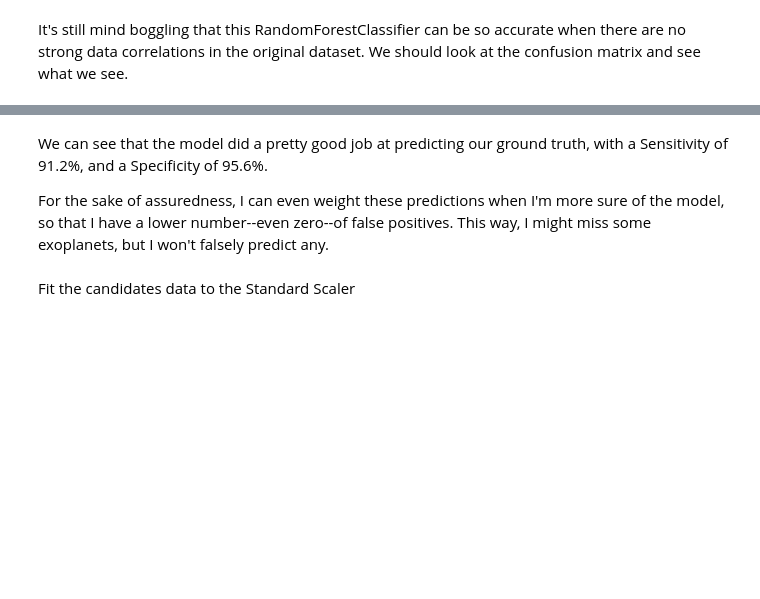
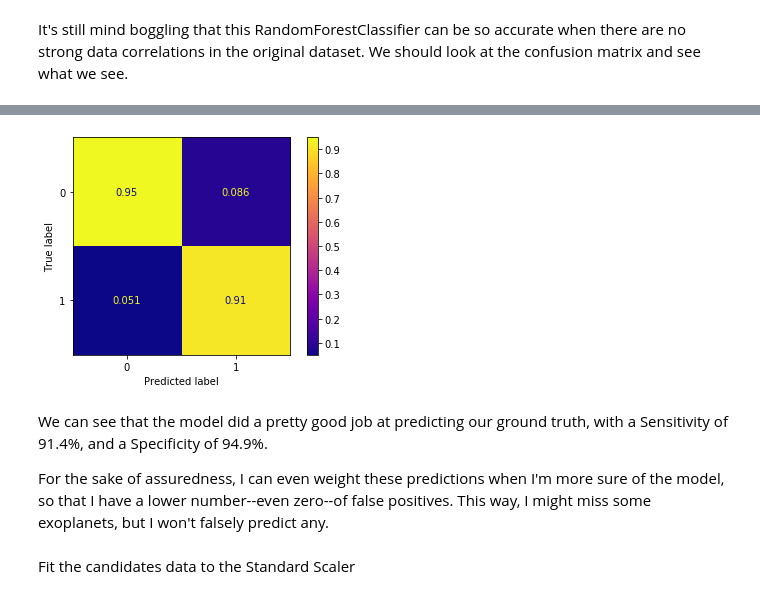
Before and after one commit to MattPat1981/exoplanet_alpha_models, a Jupyter notebook: code/KOI_EDA.ipynb, the cells around one changed output, grey strips where cells are left out. Drawn from its saved outputs; the diff is of its cells as text; code cells hidden in the pictures; blank space fills up the shorter version.

Commit message:
update KOI_EDA nb with confusion matrix, 709 new planets

```diff
--- a/code/KOI_EDA.ipynb
+++ b/code/KOI_EDA.ipynb
@@ -211,5 +212,9 @@ Specificity : 0.9561091340450771
+# %%
+plot_confusion_matrix(rf, X_val_sc, y_val, normalize='pred', cmap='plasma');
+# %% [output]
+[figure, added]
 # %% [markdown]
-We can see that the model did a pretty good job at predicting our ground truth, with a Sensitivity of 91.2%, and a Specificity of 95.6%.
+We can see that the model did a pretty good job at predicting our ground truth, with a Sensitivity of 91.4%, and a Specificity of 94.9%.
 
 For the sake of assuredness, I can even weight these predictions when I'm more sure of the model, so that I have a lower number--even zero--of false positives. This way, I might miss some exoplanets, but I won't falsely predict any.
 # %%
```
Also changed, not shown: parts of 15 cells of this notebook.
